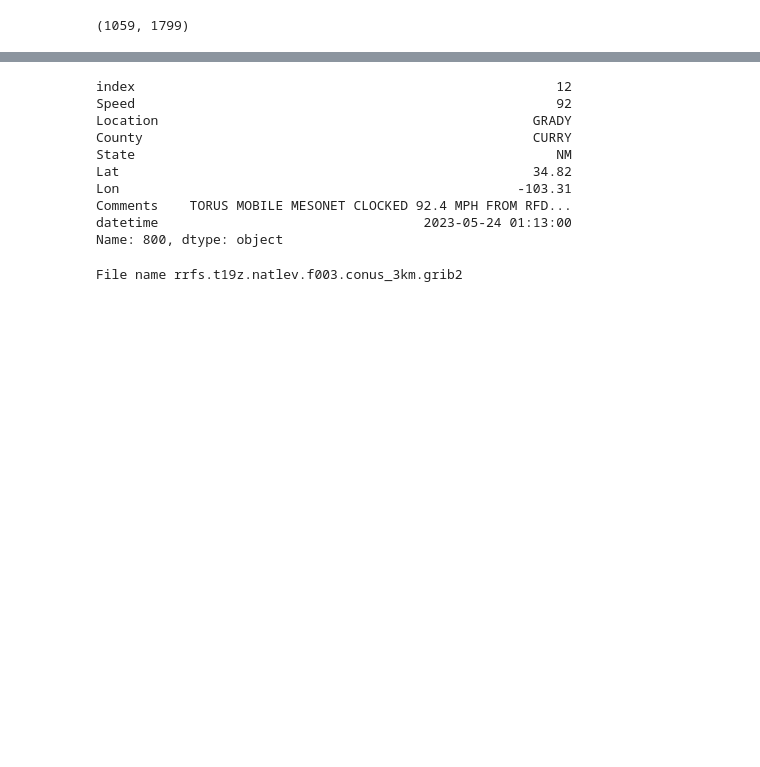
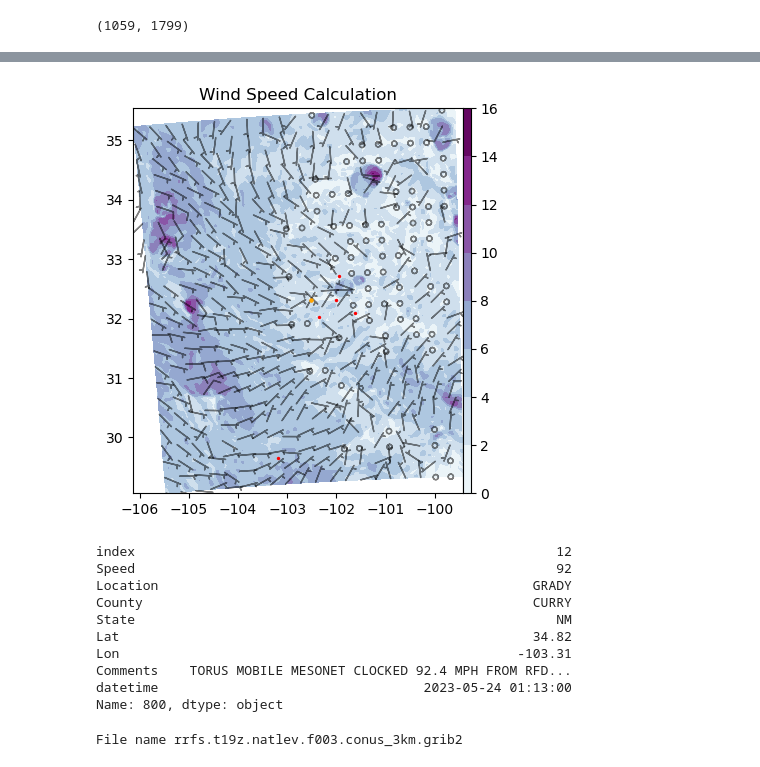
Before and after one commit to Andres-ramos/rrfs_notebook, a Jupyter notebook: Notebook.ipynb, the cells around one changed output, grey strips where cells are left out. Cells and saved outputs as stored; diff of their text form; code cells hidden in the pictures; blank space fills up the shorter version.

```diff
--- a/Notebook.ipynb
+++ b/Notebook.ipynb
@@ -663,10 +468,9 @@ ds.coords["gridlon_0"].shape
 # %% [output]
 (1059, 1799)
 # %%
-def bounding_indexes(ds, IV):
+def bounding_indexes(ds, i_event, distance):
     lat_grid, lon_grid = ds['gridlat_0'].values, ds['gridlon_0'].values
-    lat, lon = IV["Lat"], IV["Lon"]
-    distance = .75
+    lat, lon = i_event["Lat"], i_event["Lon"]
     lat_size = len(lat_grid) #1059
     lon_size = len(lat_grid[0]) #1799
 
@@ -730,8 +536,8 @@ def plot_wind_speed(ds, interesting_events, center_event, offset=3):
     ax.set_title('Wind Speed Calculation')
 
     plt.scatter(
-            x = lon_filtered["Lon"],
-            y = lon_filtered["Lat"],
+            x = interesting_events["Lon"],
+            y = interesting_events["Lat"],
             color="red",
             s=2,
             alpha=1
@@ -745,10 +551,21 @@ def plot_wind_speed(ds, interesting_events, center_event, offset=3):
     )
     plt.show()
 # %%
-def plot_interesting_events(center_event, interesting_events, forecast_hour):
+def plot_interesting_events(center_event, interesting_events, forecast_hour, distance=3):
 
     ds = fetch_rrfs_forecast(center_event, forecast_hour)
 
-    mla, Mla, mlo, Mlo = bounding_indexes(ds, center_event)
+    mla, Mla, mlo, Mlo = bounding_indexes(ds, center_event, distance)
     new_ds = ds.isel(ygrid_0=range(mla,Mla), xgrid_0=range(mlo,Mlo))
-    plot_wind_speed(new_ds, interesting_events, center_event)
+    plot_wind_speed(new_ds, interesting_events, center_event, 10)
+
+def filter_events(df, center_event, distance=1, hours=3):
+    spatially_filtered = spatial_filter(df, center_event["Lat"], center_event["Lon"], distance)
+    temporally_filtered = temporal_filter(spatially_filtered, hours,center_event["datetime"])
+    return temporally_filtered
+# %%
+center_event = reports[reports['Lat'] == 32.32]
+center_event = center_event.loc[1830]
+interesting_events = filter_events(reports, center_event)
+plot_interesting_events(center_event, interesting_events, 2)
+# %% [output]
@@ -755,3 +584,4 @@ def plot_interesting_events(center_event, interesting_events, forecast_hour):
+[figure, added]
 # %%
 events = lon_filtered
 IV
```
Also changed, not shown: parts of 22 cells of this notebook.
